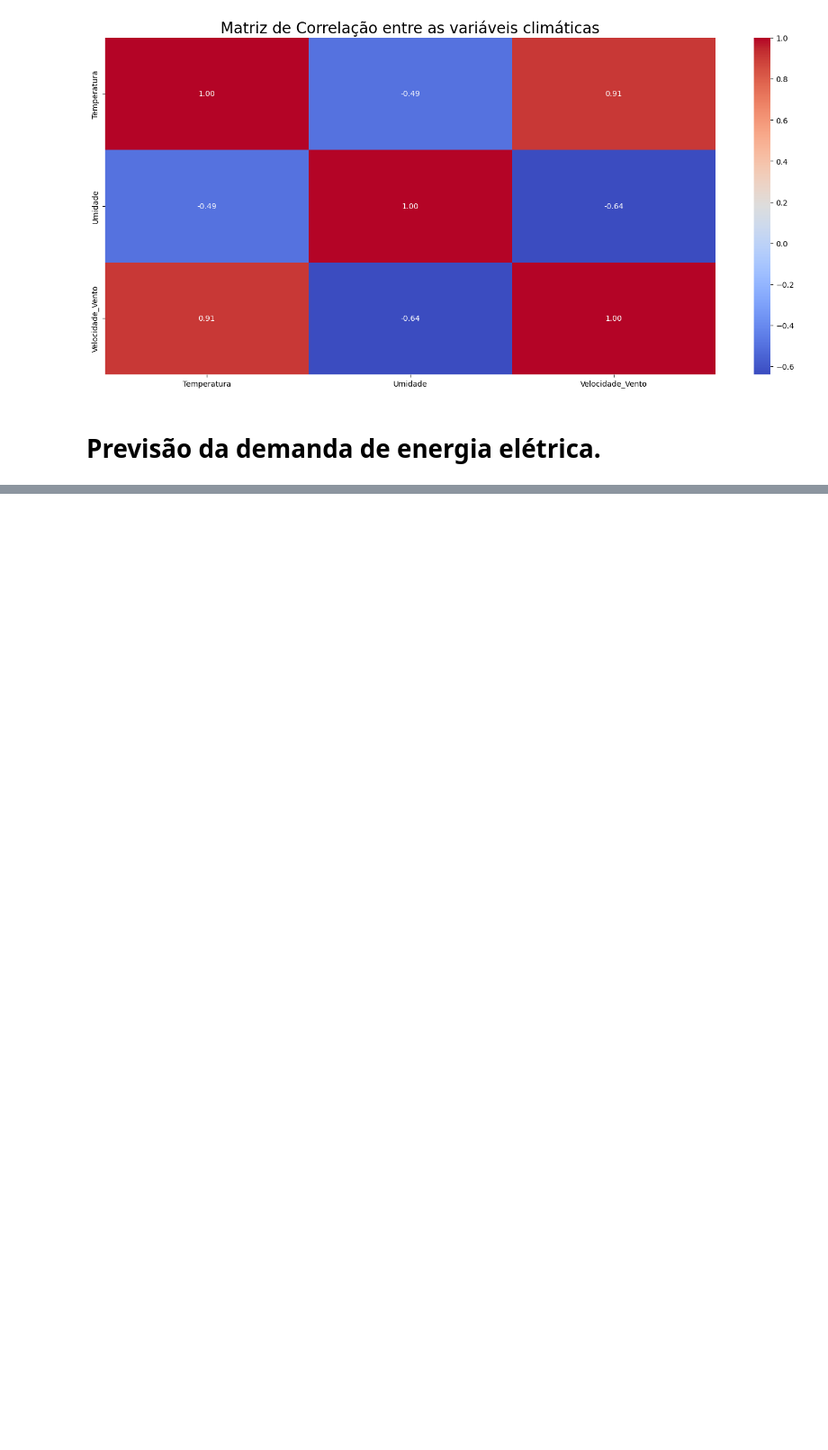
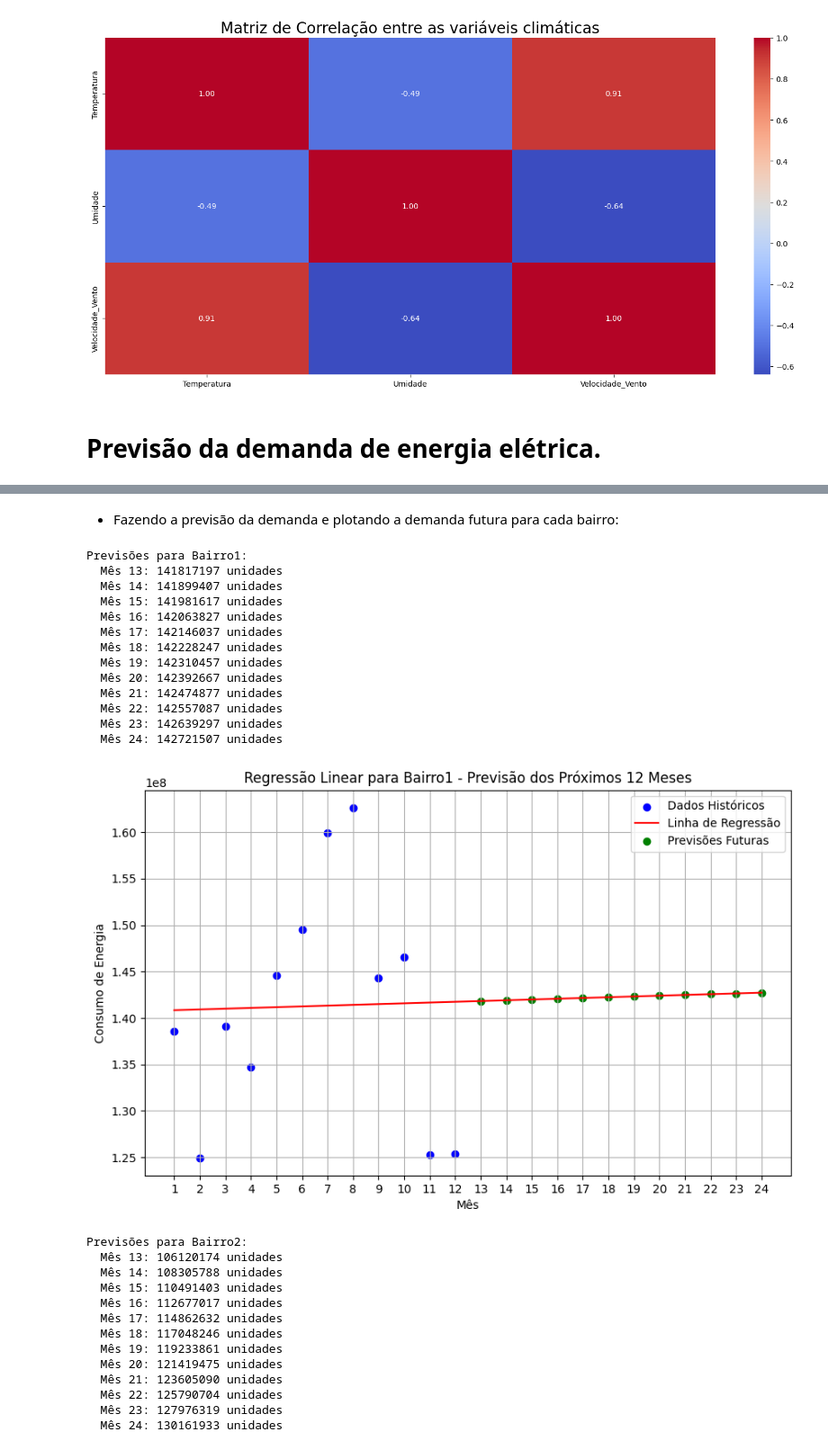
Before and after one commit to DanielMF14/Analise_Consumo_de_energia_Tetuan, a Jupyter notebook: previsao_de_demanda.ipynb, the cells around one changed output, grey strips where cells are left out. Shown at 90% size. Cells and saved outputs as stored; diff of their text form; code cells hidden in the pictures; blank space fills up the shorter version.

```diff
--- a/previsao_de_demanda.ipynb
+++ b/previsao_de_demanda.ipynb
@@ -393,0 +339,4 @@ plt.show()
+# %%
+# Criamos um Dataframe somente com o consumo mensal dos bairros:
+df_mensal_bairros = df_mensal[['Bairro1', 'Bairro2', 'Bairro3']].copy()
+df_mensal_bairros
@@ -393,0 +358,69 @@ plt.show()
+# %% [markdown]
+* Fazendo a previsão da demanda e plotando a demanda futura para cada bairro:
+# %%
+# números de mês de 1 a 12 para os dados históricos:
+X_hist = np.arange(1, 13).reshape(-1,1)
+
+bairros = ['Bairro1', 'Bairro2', 'Bairro3']
+
+for bairro in bairros:
+    # Extraindo os dados históricos para o bairro:
+    y_hist = df_mensal_bairros[bairro].values
+
+    # Criar e ajustar o modelo de regressão linear com os 12 meses históricos:
+    modelo = LinearRegression()
+    modelo.fit(X_hist, y_hist)
+
+    # previsão para os próximos 12 meses(meses: 13 à 24):
+    X_future = np.arange(13,25).reshape(-1,1)
+    previsoes_futuro = modelo.predict(X_future)
+
+    # Para uma visualização completa, podemos calcular a linha de regressão para meses 1 a 24:
+    X_total = np.arange(1, 25).reshape(-1,1)
+    previsoes_total = modelo.predict(X_total)
+
+    # Exibir as previsões para os próximos 12 meses
+    print(f"\nPrevisões para {bairro}:")
+    for mes, previsao in zip(np.arange(13, 25), previsoes_futuro):
+        print(f"  Mês {mes}: {previsao:.0f} unidades")
+
+    # Plotar os resultados para o bairro
+    plt.figure(figsize=(10, 6))
+    plt.scatter(X_hist, y_hist, color='blue', label='Dados Históricos')  # Dados históricos (meses 1 a 12)
+    plt.plot(X_total, previsoes_total, color='red', label='Linha de Regressão')  # Linha ajustada para meses 1 a 24
+    plt.scatter(X_future, previsoes_futuro, color='green', label='Previsões Futuras')  # Previsões para meses 13 a 24
+    plt.xlabel('Mês')
+    plt.ylabel('Consumo de Energia')
+    plt.title(f'Regressão Linear para {bairro} - Previsão dos Próximos 12 Meses')
+    plt.legend()
+    plt.grid(True)
+    plt.xticks(np.arange(1, 25))  # Exibe os meses de 1 a 24 no eixo X
+    plt.show()
+# %% [output]
+Previsões para Bairro1:
+  Mês 13: 141817197 unidades
+  Mês 14: 141899407 unidades
+  Mês 15: 141981617 unidades
+  Mês 16: 142063827 unidades
+  Mês 17: 142146037 unidades
+  Mês 18: 142228247 unidades
+  Mês 19: 142310457 unidades
+  Mês 20: 142392667 unidades
+  Mês 21: 142474877 unidades
+  Mês 22: 142557087 unidades
+  Mês 23: 142639297 unidades
+  Mês 24: 142721507 unidades
+[figure, added]
+Previsões para Bairro2:
+  Mês 13: 106120174 unidades
+  Mês 14: 108305788 unidades
+  Mês 15: 110491403 unidades
+  Mês 16: 112677017 unidades
+  Mês 17: 114862632 unidades
+  Mês 18: 117048246 unidades
+  Mês 19: 119233861 unidades
+  Mês 20: 121419475 unidades
+  Mês 21: 123605090 unidades
+  Mês 22: 125790704 unidades
+  Mês 23: 127976319 unidades
+  Mês 24: 130161933 unidades
```
Also changed, not shown: parts of 5 cells of this notebook.
